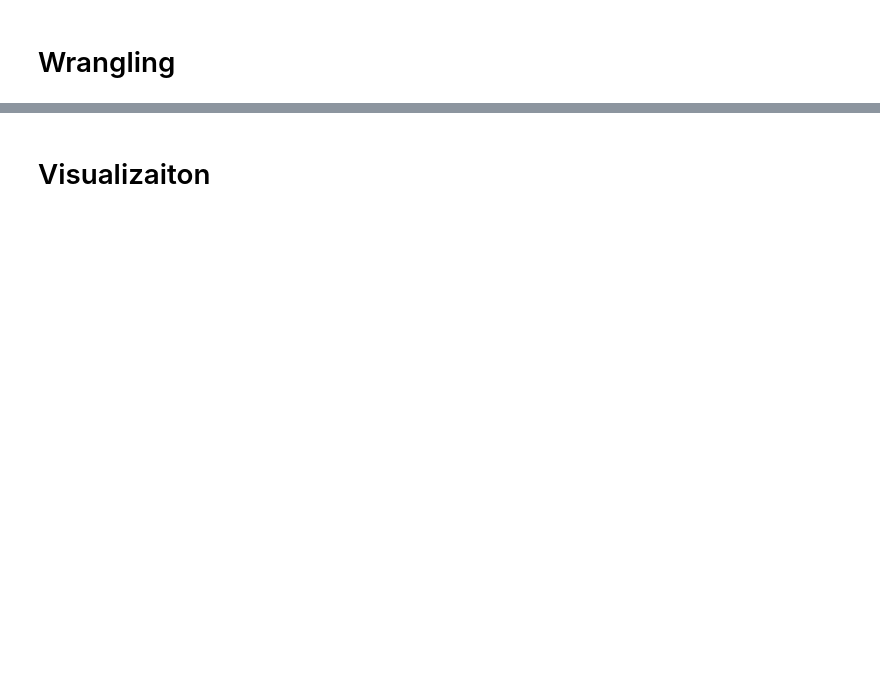
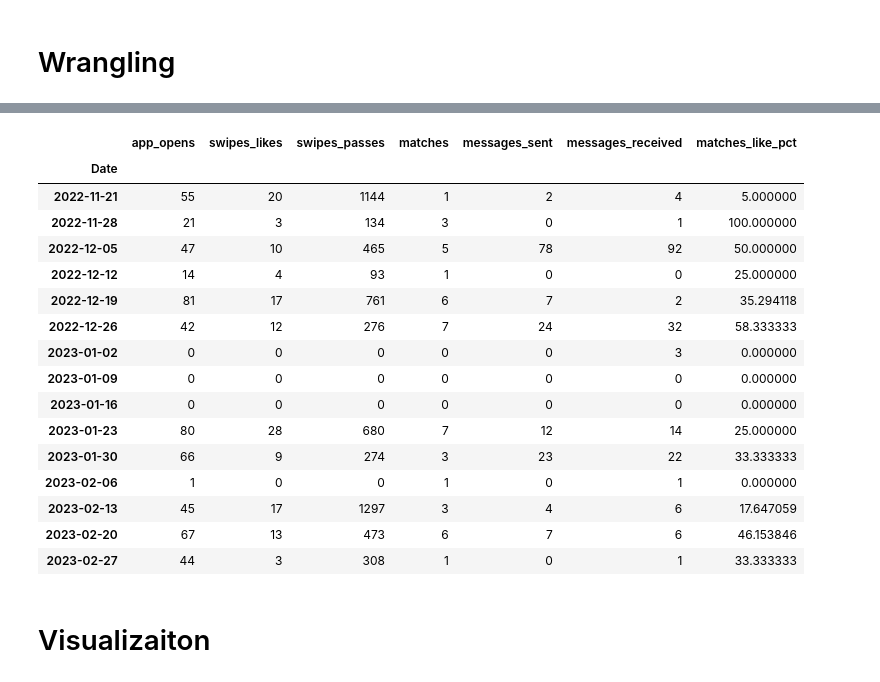
Before and after one commit to saminourji/TinderAnalysis, a Jupyter notebook: main.ipynb, the cells around one changed output, grey strips where cells are left out. Drawn from its saved outputs; the diff is of its cells as text; code cells hidden in the pictures; blank space fills up the shorter version.

```diff
--- a/main.ipynb
+++ b/main.ipynb
@@ -52,2 +46,59 @@ df_scaled.head()
+# %%
+df.index.name = "Date"
+df = df.sort_values(["swipes_passes"], ascending = False)
+df = df.drop(["superlikes", "advertising_id", "idfa"], axis = 1)
+
+df.index = pd.to_datetime(df.index)
+
+#WEEKLY STATS
+df_passes_weekly = df.resample("W-MON").sum()
+
+df_passes_weekly["matches_like_pct"] = 100*df_passes_weekly["matches"] / df_passes_weekly["swipes_likes"]
+df_passes_weekly.fillna(0, inplace=True)
+df_passes_weekly = df_passes_weekly.replace([np.inf, -np.inf], 0)
+
+
+#MONTHLY STATS
+df_passes_matches_monthly_scaled = df_passes_weekly.resample("MS").sum()
+
+nb_passes_matches = (df_passes_matches_monthly_scaled["swipes_likes"]  + df_passes_matches_monthly_scaled["swipes_passes"] )
+
+df_passes_matches_monthly_scaled["matches_like_pct"] = 100*df_passes_matches_monthly_scaled["matches"] / df_passes_matches_monthly_scaled["swipes_likes"]
+
+df_passes_matches_monthly_scaled["swipes_passes"] = 100*df_passes_matches_monthly_scaled["swipes_passes"] / nb_passes_matches
+df_passes_matches_monthly_scaled["swipes_likes"] = 100*df_passes_matches_monthly_scaled["swipes_likes"] / nb_passes_matches
+df_passes_matches_monthly_scaled["matches"] = 100*df_passes_matches_monthly_scaled["matches"] / nb_passes_matches
+df_passes_matches_monthly_scaled.fillna(0, inplace=True)
+df_passes_matches_monthly_scaled = df_passes_matches_monthly_scaled.replace([np.inf, -np.inf], 0)
+
+# df_likes_matches_monthly_scaled = df_passes_weekly.resample("MS").sum()
+
+# nb_likes_matches = (df_likes_matches_monthly_scaled["matches"] + df_likes_matches_monthly_scaled["swipes_likes"])
+
+# df_likes_matches_monthly_scaled["swipes_likes"] = 100*df_likes_matches_monthly_scaled["swipes_likes"] / nb_likes_matches
+# df_likes_matches_monthly_scaled["matches"] = 100*df_likes_matches_monthly_scaled["matches"] / nb_likes_matches
+
+
+df_passes_weekly.head(15)
+# df_passes_matches_monthly_scaled.head()
+# df = df.describe()
+# %% [output]
+|  | app_opens | swipes_likes | swipes_passes | matches | messages_sent | messages_received | matches_like_pct |
+| Date |  |  |  |  |  |  |  |
+| 2022-11-21 | 55 | 20 | 1144 | 1 | 2 | 4 | 5.000000 |
+| 2022-11-28 | 21 | 3 | 134 | 3 | 0 | 1 | 100.000000 |
+| 2022-12-05 | 47 | 10 | 465 | 5 | 78 | 92 | 50.000000 |
+| 2022-12-12 | 14 | 4 | 93 | 1 | 0 | 0 | 25.000000 |
+| 2022-12-19 | 81 | 17 | 761 | 6 | 7 | 2 | 35.294118 |
+| 2022-12-26 | 42 | 12 | 276 | 7 | 24 | 32 | 58.333333 |
+| 2023-01-02 | 0 | 0 | 0 | 0 | 0 | 3 | 0.000000 |
+| 2023-01-09 | 0 | 0 | 0 | 0 | 0 | 0 | 0.000000 |
+| 2023-01-16 | 0 | 0 | 0 | 0 | 0 | 0 | 0.000000 |
+| 2023-01-23 | 80 | 28 | 680 | 7 | 12 | 14 | 25.000000 |
+| 2023-01-30 | 66 | 9 | 274 | 3 | 23 | 22 | 33.333333 |
+| 2023-02-06 | 1 | 0 | 0 | 1 | 0 | 1 | 0.000000 |
+| 2023-02-13 | 45 | 17 | 1297 | 3 | 4 | 6 | 17.647059 |
+| 2023-02-20 | 67 | 13 | 473 | 6 | 7 | 6 | 46.153846 |
+| 2023-02-27 | 44 | 3 | 308 | 1 | 0 | 1 | 33.333333 |
 # %% [markdown]
 # Visualizaiton
```
Also changed, not shown: parts of 4 cells of this notebook.
